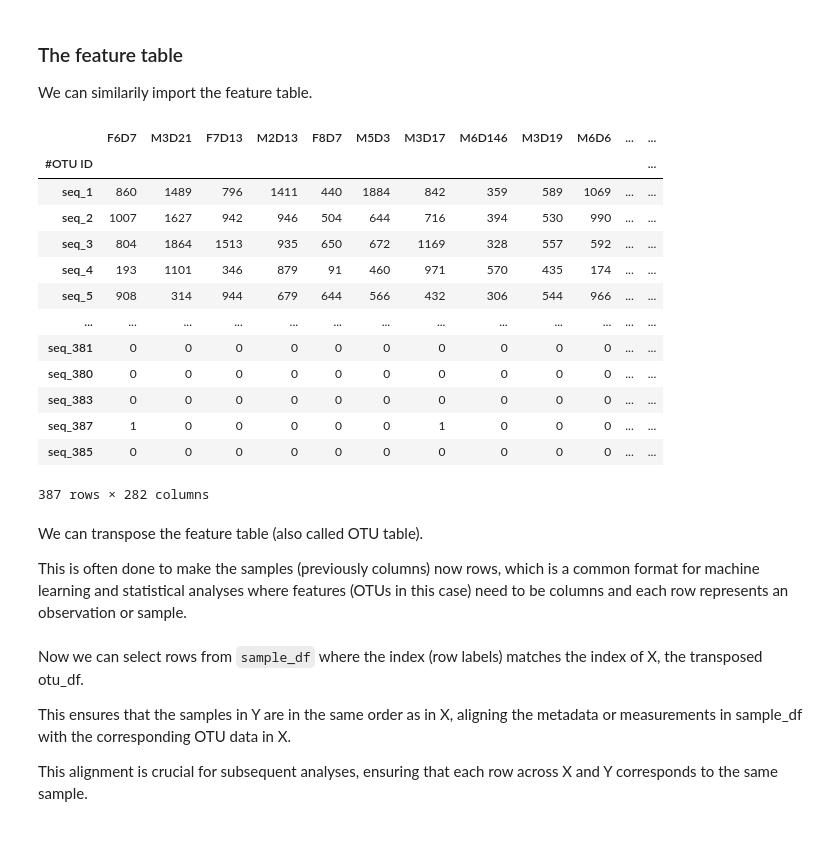
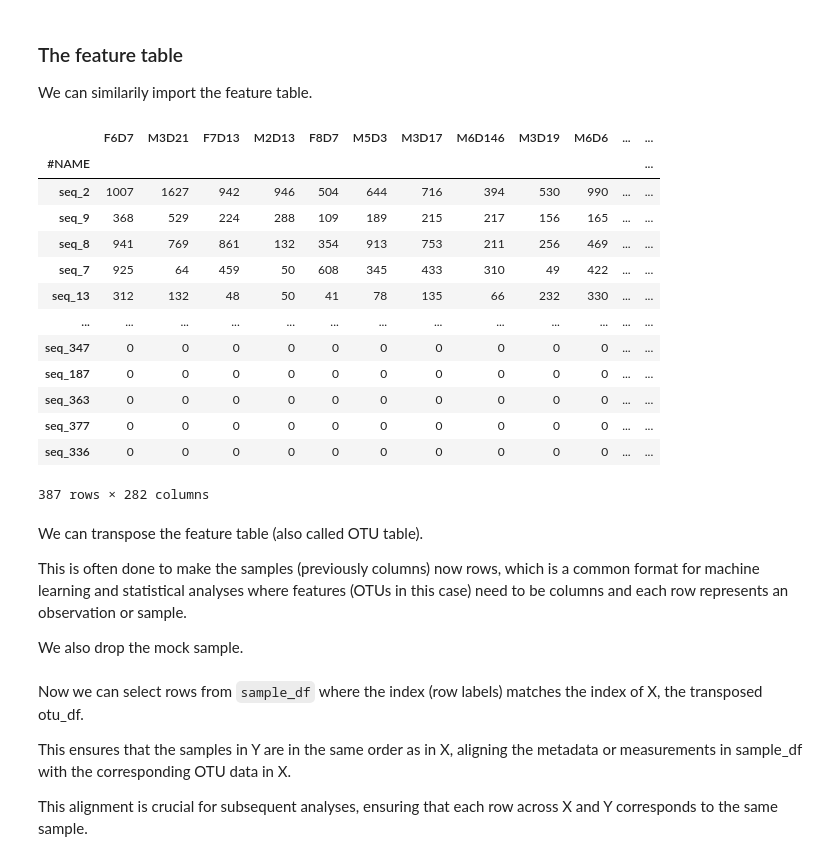
Before and after one commit to quadram-institute-bioscience/datasciencegroup, a Jupyter notebook: 4_machine_learning/Prediction-notes.ipynb, the cells around one changed output. Cells and saved outputs as stored; diff of their text form; code cells hidden in the pictures.

```diff
--- a/4_machine_learning/Prediction-notes.ipynb
+++ b/4_machine_learning/Prediction-notes.ipynb
@@ -11,4 +16,9 @@ import numpy
 import pandas
+# %%
+# Use remote files
+metadata_url = 'https://raw.githubusercontent.com/quadram-institute-bioscience/datasciencegroup/main/4_machine_learning/mouse-16s/metadata.csv'
+taxonomy_url = 'https://raw.githubusercontent.com/quadram-institute-bioscience/datasciencegroup/main/4_machine_learning/mouse-16s/taxonomy.csv'
+table_url = 'https://raw.githubusercontent.com/quadram-institute-bioscience/datasciencegroup/main/4_machine_learning/mouse-16s/otutab_raw.csv'
 # %% [markdown]
 ## A typical microbiome dataset
 
@@ -87,22 +119,22 @@ Name: count, Length: 67, dtype: int64
 
 We can similarily import the feature table.
 # %%
-otu_df = pandas.read_csv('mouse-16s/otutab.tsv', sep='\t', index_col=0)
+otu_df = pandas.read_csv(table_url, sep=',', index_col=0)
 otu_df
 # %% [output]
 |  | F6D7 | M3D21 | F7D13 | M2D13 | F8D7 | M5D3 | M3D17 | M6D146 | M3D19 | M6D6 | ... | ... |
-| #OTU ID |  |  |  |  |  |  |  |  |  |  |  | ... |
-| seq_1 | 860 | 1489 | 796 | 1411 | 440 | 1884 | 842 | 359 | 589 | 1069 | ... | ... |
+| #NAME |  |  |  |  |  |  |  |  |  |  |  | ... |
 | seq_2 | 1007 | 1627 | 942 | 946 | 504 | 644 | 716 | 394 | 530 | 990 | ... | ... |
-| seq_3 | 804 | 1864 | 1513 | 935 | 650 | 672 | 1169 | 328 | 557 | 592 | ... | ... |
-| seq_4 | 193 | 1101 | 346 | 879 | 91 | 460 | 971 | 570 | 435 | 174 | ... | ... |
-| seq_5 | 908 | 314 | 944 | 679 | 644 | 566 | 432 | 306 | 544 | 966 | ... | ... |
+| seq_9 | 368 | 529 | 224 | 288 | 109 | 189 | 215 | 217 | 156 | 165 | ... | ... |
+| seq_8 | 941 | 769 | 861 | 132 | 354 | 913 | 753 | 211 | 256 | 469 | ... | ... |
+| seq_7 | 925 | 64 | 459 | 50 | 608 | 345 | 433 | 310 | 49 | 422 | ... | ... |
+| seq_13 | 312 | 132 | 48 | 50 | 41 | 78 | 135 | 66 | 232 | 330 | ... | ... |
 | ... | ... | ... | ... | ... | ... | ... | ... | ... | ... | ... | ... | ... |
-| seq_381 | 0 | 0 | 0 | 0 | 0 | 0 | 0 | 0 | 0 | 0 | ... | ... |
-| seq_380 | 0 | 0 | 0 | 0 | 0 | 0 | 0 | 0 | 0 | 0 | ... | ... |
-| seq_383 | 0 | 0 | 0 | 0 | 0 | 0 | 0 | 0 | 0 | 0 | ... | ... |
-| seq_387 | 1 | 0 | 0 | 0 | 0 | 0 | 1 | 0 | 0 | 0 | ... | ... |
-| seq_385 | 0 | 0 | 0 | 0 | 0 | 0 | 0 | 0 | 0 | 0 | ... | ... |
+| seq_347 | 0 | 0 | 0 | 0 | 0 | 0 | 0 | 0 | 0 | 0 | ... | ... |
+| seq_187 | 0 | 0 | 0 | 0 | 0 | 0 | 0 | 0 | 0 | 0 | ... | ... |
+| seq_363 | 0 | 0 | 0 | 0 | 0 | 0 | 0 | 0 | 0 | 0 | ... | ... |
+| seq_377 | 0 | 0 | 0 | 0 | 0 | 0 | 0 | 0 | 0 | 0 | ... | ... |
+| seq_336 | 0 | 0 | 0 | 0 | 0 | 0 | 0 | 0 | 0 | 0 | ... | ... |
 387 rows × 282 columns
 # %% [markdown]
 We can transpose the feature table (also called OTU table).
@@ -110,5 +142,7 @@ We can transpose the feature table (also called OTU table).
 This is often done to make the samples (previously columns) now rows,
 which is a common format for machine learning and statistical analyses where features (OTUs in this case)
 need to be columns and each row represents an observation or sample.
+
+We also drop the mock sample.
 # %%
 # We can transpose the dataframe to easily match the metadata
```
Also changed, not shown: parts of 85 cells of this notebook, 3 other files.
